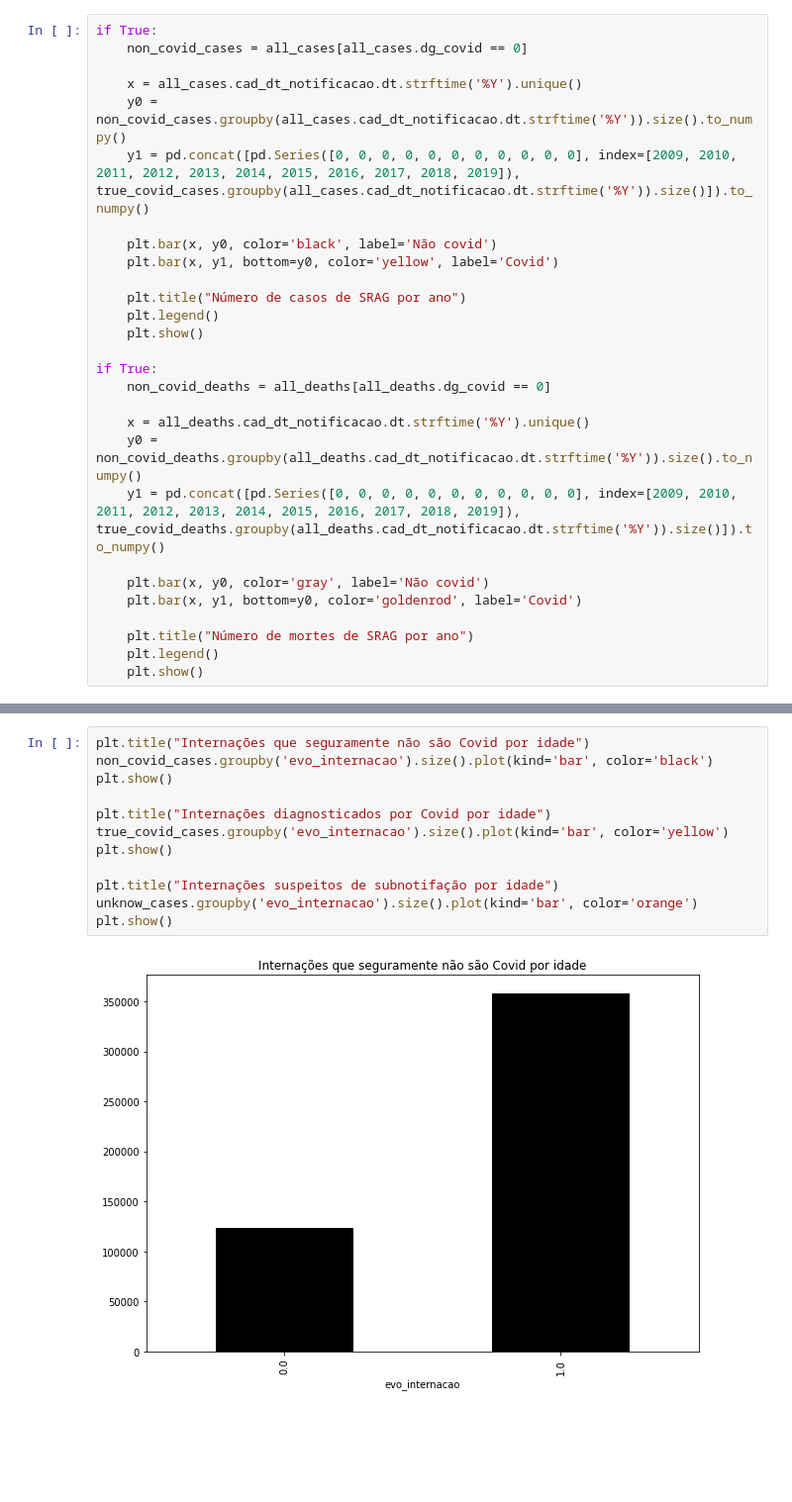
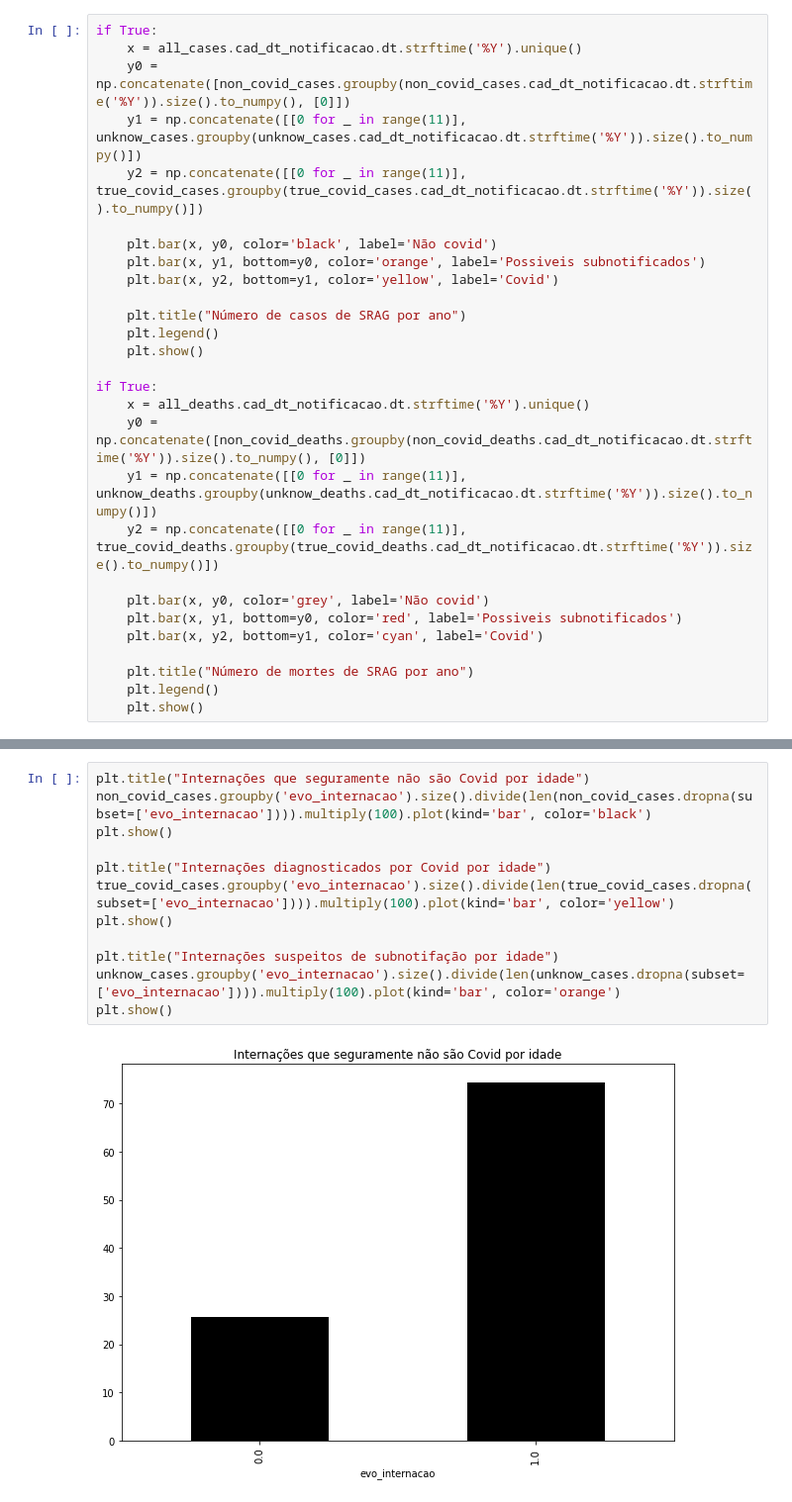
Before and after one commit to mateuspinto/subnotificacoes-covid, a Jupyter notebook: src/visualization.ipynb, the cells around one changed output, grey strips where cells are left out. Shown at 99% size. Cells and saved outputs as stored; diff of their text form; blank space fills up the shorter version.

Commit message:
finished data visualization

```diff
--- a/src/visualization.ipynb
+++ b/src/visualization.ipynb
@@ -23,28 +23,28 @@ RISK_FACTORS = [column for column in all_cases.columns.to_list() if ('fr_' in co
 SYMPTOMS = [column for column in all_cases.columns.to_list() if ('sint_' in column)]
 # %%
 if True:
-    non_covid_cases = all_cases[all_cases.dg_covid == 0]
-
     x = all_cases.cad_dt_notificacao.dt.strftime('%Y').unique()
-    y0 = non_covid_cases.groupby(all_cases.cad_dt_notificacao.dt.strftime('%Y')).size().to_numpy()
-    y1 = pd.concat([pd.Series([0, 0, 0, 0, 0, 0, 0, 0, 0, 0, 0], index=[2009, 2010, 2011, 2012, 2013, 2014, 2015, 2016, 2017, 2018, 2019]), true_covid_cases.groupby(all_cases.cad_dt_notificacao.dt.strftime('%Y')).size()]).to_numpy()
+    y0 = np.concatenate([non_covid_cases.groupby(non_covid_cases.cad_dt_notificacao.dt.strftime('%Y')).size().to_numpy(), [0]])
+    y1 = np.concatenate([[0 for _ in range(11)], unknow_cases.groupby(unknow_cases.cad_dt_notificacao.dt.strftime('%Y')).size().to_numpy()])
+    y2 = np.concatenate([[0 for _ in range(11)], true_covid_cases.groupby(true_covid_cases.cad_dt_notificacao.dt.strftime('%Y')).size().to_numpy()])
 
     plt.bar(x, y0, color='black', label='Não covid')
-    plt.bar(x, y1, bottom=y0, color='yellow', label='Covid')
+    plt.bar(x, y1, bottom=y0, color='orange', label='Possiveis subnotificados')
+    plt.bar(x, y2, bottom=y1, color='yellow', label='Covid')
 
     plt.title("Número de casos de SRAG por ano")
     plt.legend()
     plt.show()
 
 if True:
-    non_covid_deaths = all_deaths[all_deaths.dg_covid == 0]
+    x = all_deaths.cad_dt_notificacao.dt.strftime('%Y').unique()
+    y0 = np.concatenate([non_covid_deaths.groupby(non_covid_deaths.cad_dt_notificacao.dt.strftime('%Y')).size().to_numpy(), [0]])
+    y1 = np.concatenate([[0 for _ in range(11)], unknow_deaths.groupby(unknow_deaths.cad_dt_notificacao.dt.strftime('%Y')).size().to_numpy()])
+    y2 = np.concatenate([[0 for _ in range(11)], true_covid_deaths.groupby(true_covid_deaths.cad_dt_notificacao.dt.strftime('%Y')).size().to_numpy()])
 
-    x = all_deaths.cad_dt_notificacao.dt.strftime('%Y').unique()
-    y0 = non_covid_deaths.groupby(all_deaths.cad_dt_notificacao.dt.strftime('%Y')).size().to_numpy()
-    y1 = pd.concat([pd.Series([0, 0, 0, 0, 0, 0, 0, 0, 0, 0, 0], index=[2009, 2010, 2011, 2012, 2013, 2014, 2015, 2016, 2017, 2018, 2019]), true_covid_deaths.groupby(all_deaths.cad_dt_notificacao.dt.strftime('%Y')).size()]).to_numpy()
-
-    plt.bar(x, y0, color='gray', label='Não covid')
-    plt.bar(x, y1, bottom=y0, color='goldenrod', label='Covid')
+    plt.bar(x, y0, color='grey', label='Não covid')
+    plt.bar(x, y1, bottom=y0, color='red', label='Possiveis subnotificados')
+    plt.bar(x, y2, bottom=y1, color='cyan', label='Covid')
 
     plt.title("Número de mortes de SRAG por ano")
     plt.legend()
@@ -149,14 +180,14 @@ plt.show()
 # %%
 plt.title("Internações que seguramente não são Covid por idade")
-non_covid_cases.groupby('evo_internacao').size().plot(kind='bar', color='black')
+non_covid_cases.groupby('evo_internacao').size().divide(len(non_covid_cases.dropna(subset=['evo_internacao']))).multiply(100).plot(kind='bar', color='black')
 plt.show()
 
 plt.title("Internações diagnosticados por Covid por idade")
-true_covid_cases.groupby('evo_internacao').size().plot(kind='bar', color='yellow')
+true_covid_cases.groupby('evo_internacao').size().divide(len(true_covid_cases.dropna(subset=['evo_internacao']))).multiply(100).plot(kind='bar', color='yellow')
 plt.show()
 
 plt.title("Internações suspeitos de subnotifação por idade")
-unknow_cases.groupby('evo_internacao').size().plot(kind='bar', color='orange')
+unknow_cases.groupby('evo_internacao').size().divide(len(unknow_cases.dropna(subset=['evo_internacao']))).multiply(100).plot(kind='bar', color='orange')
 plt.show()
 # %% [output]
-[figure, old version]
+[figure, new version]
```
Also changed, not shown: parts of 13 cells of this notebook.
